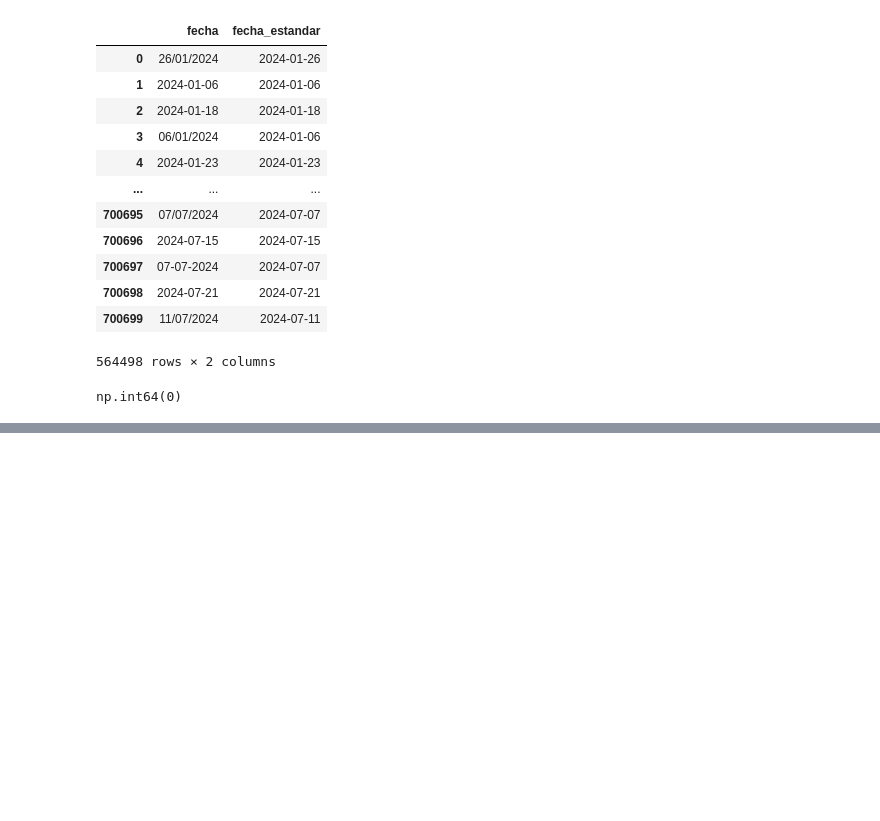
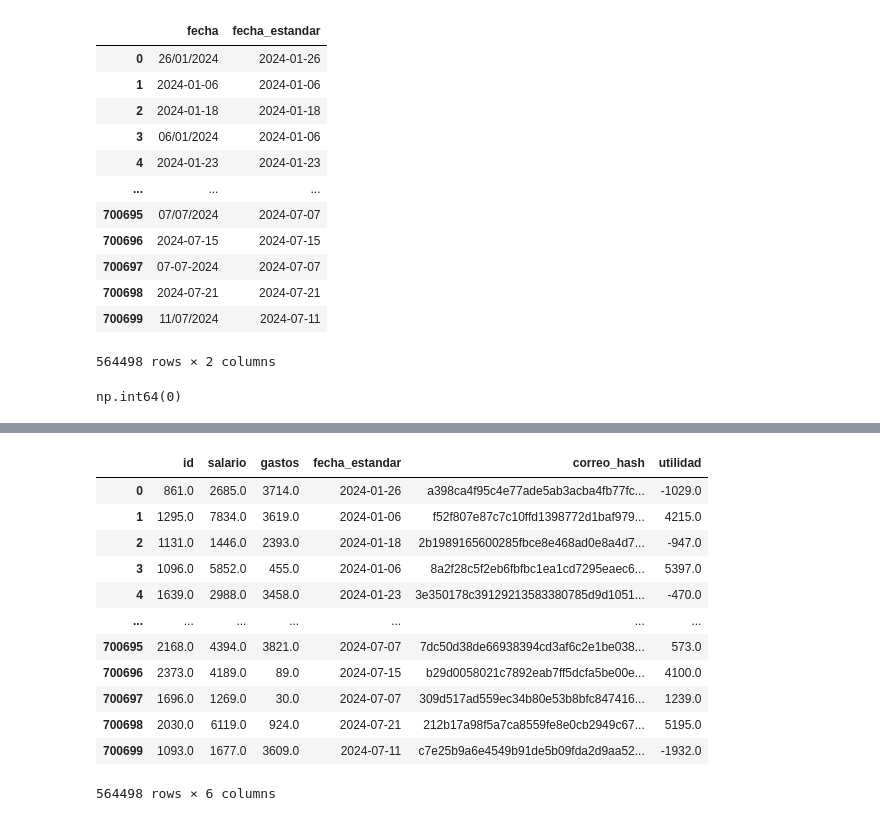
Before and after one commit to Guesseppe100/Big_Data, a Jupyter notebook: Sesion4.ipynb, the cells around one changed output, grey strips where cells are left out. Saved outputs shown, nothing was run; the diff lists cells and outputs as text; code cells hidden in the pictures; blank space fills up the shorter version.

```diff
--- a/Sesion4.ipynb
+++ b/Sesion4.ipynb
@@ -146,5 +169,21 @@ df_total.head()
 # %%
 df_total['utilidad'] = df_total['salario'] - df_total['gastos']
+# %%
+df_total
+# %% [output]
+|  | id | salario | gastos | fecha_estandar | correo_hash | utilidad |
+| 0 | 861.0 | 2685.0 | 3714.0 | 2024-01-26 | a398ca4f95c4e77ade5ab3acba4fb77fc... | -1029.0 |
+| 1 | 1295.0 | 7834.0 | 3619.0 | 2024-01-06 | f52f807e87c7c10ffd1398772d1baf979... | 4215.0 |
+| 2 | 1131.0 | 1446.0 | 2393.0 | 2024-01-18 | 2b1989165600285fbce8e468ad0e8a4d7... | -947.0 |
+| 3 | 1096.0 | 5852.0 | 455.0 | 2024-01-06 | 8a2f28c5f2eb6fbfbc1ea1cd7295eaec6... | 5397.0 |
+| 4 | 1639.0 | 2988.0 | 3458.0 | 2024-01-23 | 3e350178c39129213583380785d9d1051... | -470.0 |
+| ... | ... | ... | ... | ... | ... | ... |
+| 700695 | 2168.0 | 4394.0 | 3821.0 | 2024-07-07 | 7dc50d38de66938394cd3af6c2e1be038... | 573.0 |
+| 700696 | 2373.0 | 4189.0 | 89.0 | 2024-07-15 | b29d0058021c7892eab7ff5dcfa5be00e... | 4100.0 |
+| 700697 | 1696.0 | 1269.0 | 30.0 | 2024-07-07 | 309d517ad559ec34b80e53b8bfc847416... | 1239.0 |
+| 700698 | 2030.0 | 6119.0 | 924.0 | 2024-07-21 | 212b17a98f5a7ca8559fe8e0cb2949c67... | 5195.0 |
+| 700699 | 1093.0 | 1677.0 | 3609.0 | 2024-07-11 | c7e25b9a6e4549b91de5b09fda2d9aa52... | -1932.0 |
+564498 rows × 6 columns
 # %%
 import duckdb
 
```
Also changed, not shown: parts of 13 cells of this notebook, 6 other files.
